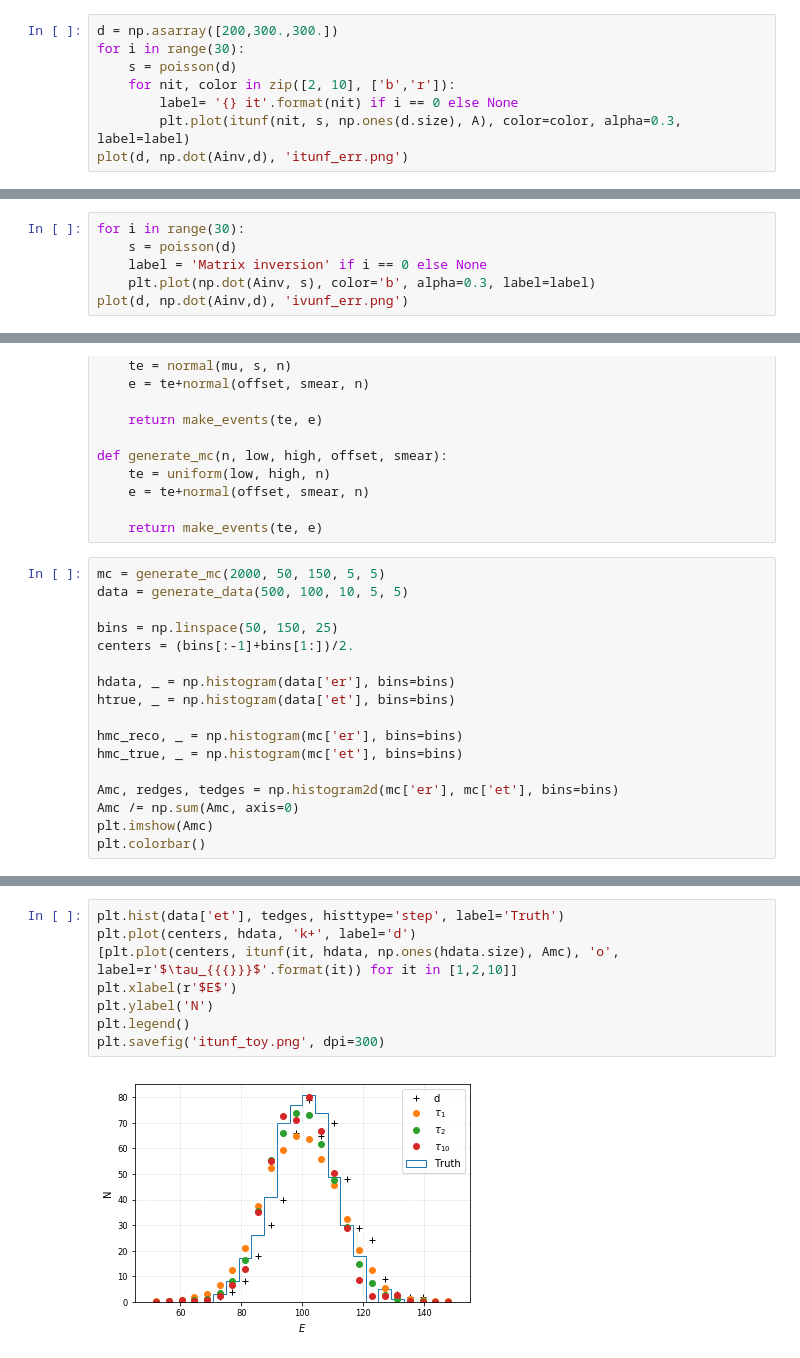
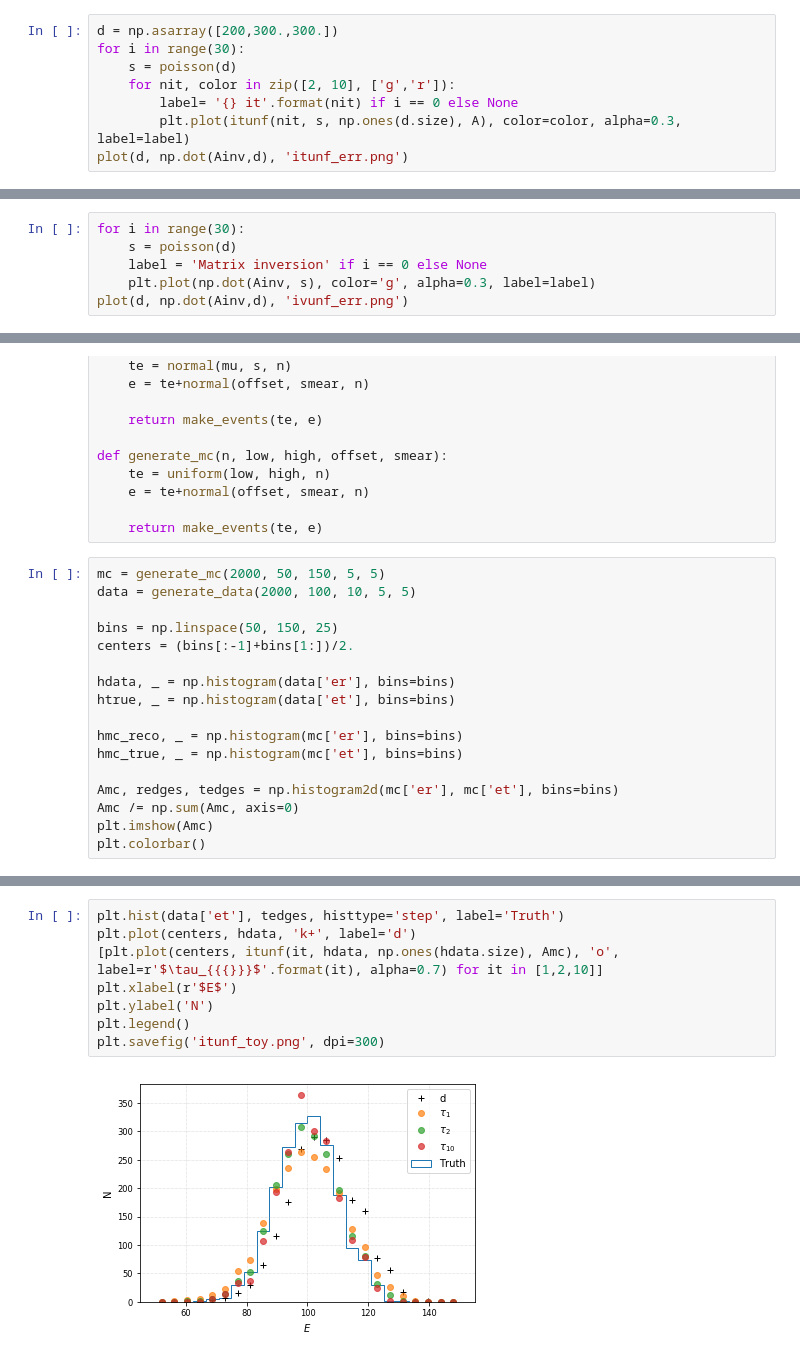
Before and after one commit to tianluyuan/ffunf, a Jupyter notebook: ffunf.ipynb, the cells around one changed output, grey strips where cells are left out. Cells and saved outputs as stored; diff of their text form.

```diff
--- a/ffunf.ipynb
+++ b/ffunf.ipynb
@@ -78,7 +78,7 @@ plot(d, np.dot(Ainv,d), 'itunf_2.png')
 d = np.asarray([200,300.,300.])
 for i in range(30):
     s = poisson(d)
-    for nit, color in zip([2, 10], ['b','r']):
+    for nit, color in zip([2, 10], ['g','r']):
         label= '{} it'.format(nit) if i == 0 else None
         plt.plot(itunf(nit, s, np.ones(d.size), A), color=color, alpha=0.3, label=label)
 plot(d, np.dot(Ainv,d), 'itunf_err.png')
@@ -88,6 +88,6 @@ plot(d, np.dot(Ainv,d), 'itunf_err.png')
 for i in range(30):
     s = poisson(d)
     label = 'Matrix inversion' if i == 0 else None
-    plt.plot(np.dot(Ainv, s), color='b', alpha=0.3, label=label)
+    plt.plot(np.dot(Ainv, s), color='g', alpha=0.3, label=label)
 plot(d, np.dot(Ainv,d), 'ivunf_err.png')
 # %% [output]
@@ -110,7 +110,7 @@ def generate_mc(n, low, high, offset, smear):
     return make_events(te, e)
 # %%
 mc = generate_mc(2000, 50, 150, 5, 5)
-data = generate_data(500, 100, 10, 5, 5)
+data = generate_data(2000, 100, 10, 5, 5)
 
 bins = np.linspace(50, 150, 25)
 centers = (bins[:-1]+bins[1:])/2.
@@ -131,11 +131,11 @@ plt.colorbar()
 # %%
 plt.hist(data['et'], tedges, histtype='step', label='Truth')
 plt.plot(centers, hdata, 'k+', label='d')
-[plt.plot(centers, itunf(it, hdata, np.ones(hdata.size), Amc), 'o', label=r'$\tau_{{{}}}$'.format(it)) for it in [1,2,10]]
+[plt.plot(centers, itunf(it, hdata, np.ones(hdata.size), Amc), 'o', label=r'$\tau_{{{}}}$'.format(it), alpha=0.7) for it in [1,2,10]]
 plt.xlabel(r'$E$')
 plt.ylabel('N')
 plt.legend()
 plt.savefig('itunf_toy.png', dpi=300)
 # %% [output]
-[figure, old version]
+[figure, new version]
 # %%
```
Also changed, not shown: parts of 10 cells of this notebook.
